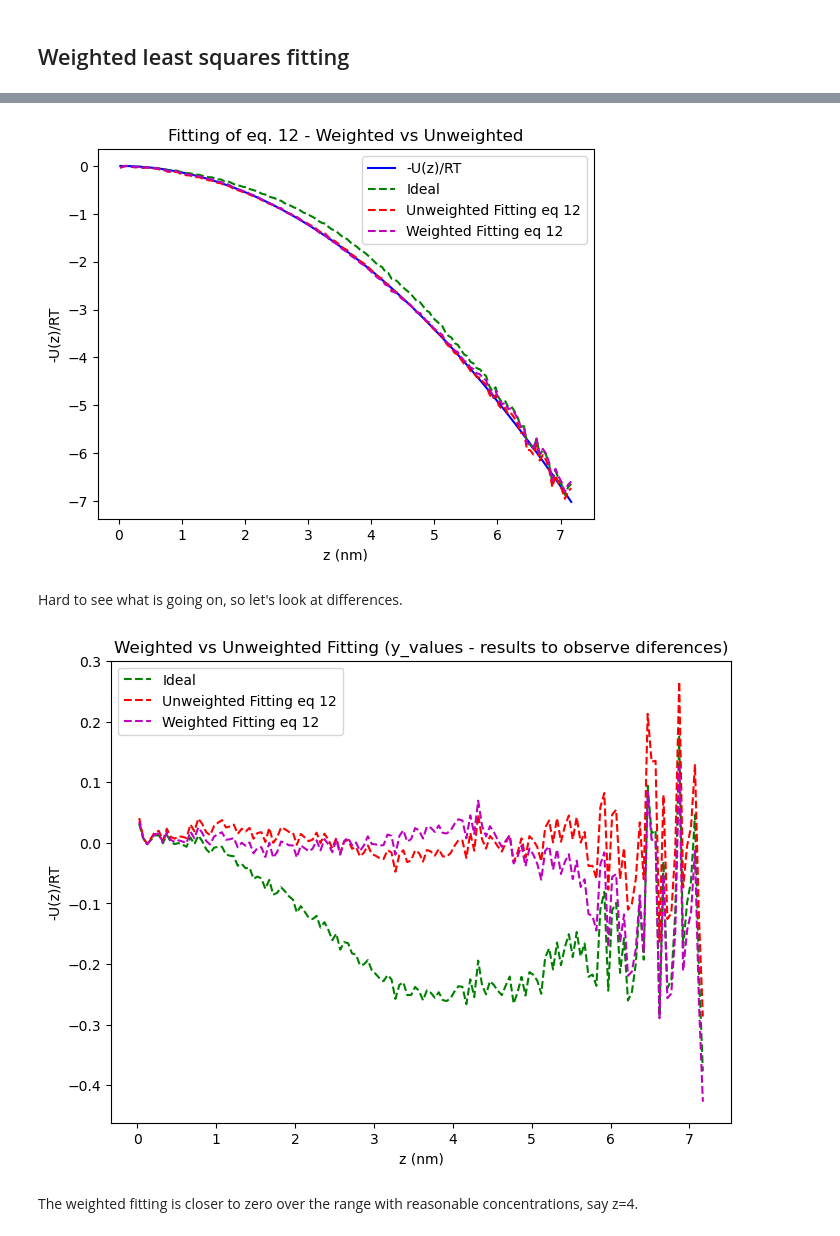
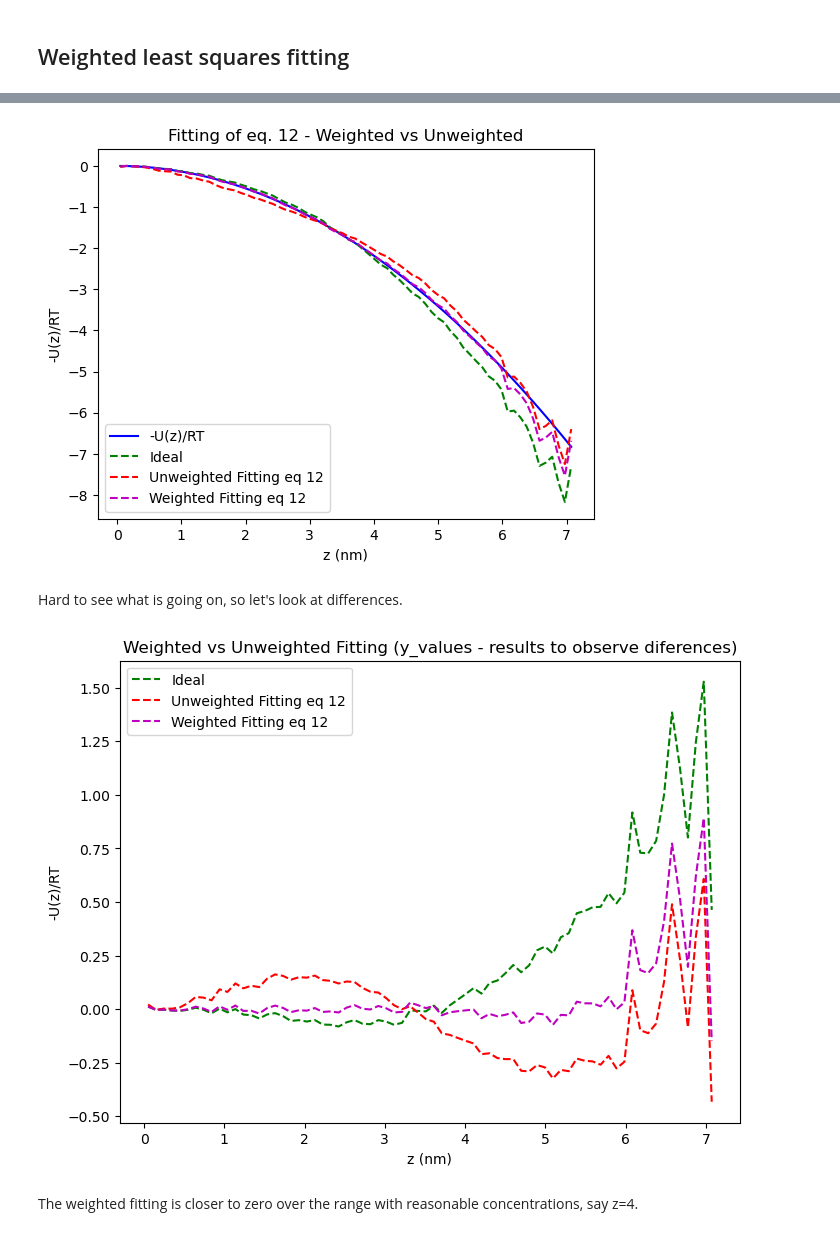
Before and after one commit to barmoral/osmotic_calculations, a Jupyter notebook: HarmonicPotential_analysis/harmonic_maxlikelihood_analysis.ipynb, the cells around one changed output, grey strips where cells are left out. Saved outputs shown, nothing was run; the diff lists cells and outputs as text; code cells hidden in the pictures.

```diff
--- a/HarmonicPotential_analysis/harmonic_maxlikelihood_analysis.ipynb
+++ b/HarmonicPotential_analysis/harmonic_maxlikelihood_analysis.ipynb
@@ -70,7 +70,7 @@ def get_ion_array(u,ions):
     for ts in u.trajectory:
         ions_z = ions.positions[:,2]
         ion_array.append(ions_z)
-    ionz = np.abs(np.array(ion_array) - (N_bins/2))/10  # rescale the data, setting the half of the length of the box to zero
+    ionz = np.abs(np.array(ion_array) - ((L_z*10)/2))/10  # rescale the data, setting the half of the length of the box to zero
     zvals=ionz.flatten()
     return zvals
 # %%
@@ -230,10 +230,11 @@ We first do a direct least squares fit to the histogramed concentrations
 # %%
 initial_guess = [4,0.2,0]
 # Right side/ y of equation 12
-y_values = -(0.5 * k * z_fit ** 2) * 1000 / (R * T)
-
-# Getting fit for full left side of eq 12
-result_unweighted = least_squares(residuals, initial_guess, args=(c_fit, y_values))
+def y_values(z_fit):
+    return -(0.5 * k * z_fit ** 2) * 1000 / (R * T)
+# %%
+# Getting fit for full left side of eq 12
+result_unweighted = least_squares(residuals, initial_guess, args=(c_fit, y_values(z_fit)))
 # %% [markdown]
 Plot the results of the unweighted fit
 # %%
@@ -267,9 +268,9 @@ def weighted_residuals(theta, x, y):
 # %%
 #Getting fit for full left side of eq 12
-result_weighted = least_squares(weighted_residuals, [4, 0.2,-0.01], args=(c_fit, y_values))
+result_weighted = least_squares(weighted_residuals, [4, 0.2,-0.01], args=(c_fit, y_values(z_fit)))
 # %%
 # plot the results
-plt.plot(z_fit, y_values, 'b', label="-U(z)/RT")
+plt.plot(z_fit, y_values(z_fit), 'b', label="-U(z)/RT")
 plt.plot(z_fit, np.log(c_fit/np.max(c_fit)), 'g--', label="Ideal")
 plt.plot(z_fit, calc_y(result_unweighted.x,c_fit), 'r--', label="Unweighted Fitting eq 12")
 plt.plot(z_fit, calc_y(result_weighted.x,c_fit), 'm--', label="Weighted Fitting eq 12")
@@ -279,22 +280,22 @@ plt.title('Fitting of eq. 12 - Weighted vs Unweighted')
 plt.legend()
 plt.show()
 # %% [output]
-[figure, old version]
+[figure, new version]
 # %% [markdown]
 Hard to see what is going on, so let's look at differences.
 # %%
 # plot the results. Notice the plots are now being subtracted from the y_values results
 plt.figure(figsize = (8,6))
-plt.plot(z_fit, y_values-np.log(c_fit/np.max(c_fit)), 'g--', label="Ideal")
-plt.plot(z_fit, y_values-calc_y(result_unweighted.x,c_fit), 'r--', label="Unweighted Fitting eq 12")
-plt.plot(z_fit, y_values-calc_y(result_weighted.x,c_fit), 'm--', label="Weighted Fitting eq 12")
+plt.plot(z_fit, y_values(z_fit)-np.log(c_fit/np.max(c_fit)), 'g--', label="Ideal")
+plt.plot(z_fit, y_values(z_fit)-calc_y(result_unweighted.x,c_fit), 'r--', label="Unweighted Fitting eq 12")
+plt.plot(z_fit, y_values(z_fit)-calc_y(result_weighted.x,c_fit), 'm--', label="Weighted Fitting eq 12")
 plt.xlabel('z (nm)')
 plt.ylabel('-U(z)/RT')
 plt.title('Weighted vs Unweighted Fitting (y_values - results to observe diferences)')
 plt.legend()
 plt.show()
 # %% [output]
-[figure, old version]
+[figure, new version]
 # %% [markdown]
 The weighted fitting is closer to zero over the range with reasonable concentrations, say z=4.
 # %%
```
Also changed, not shown: parts of 23 cells of this notebook, 12 other files.
